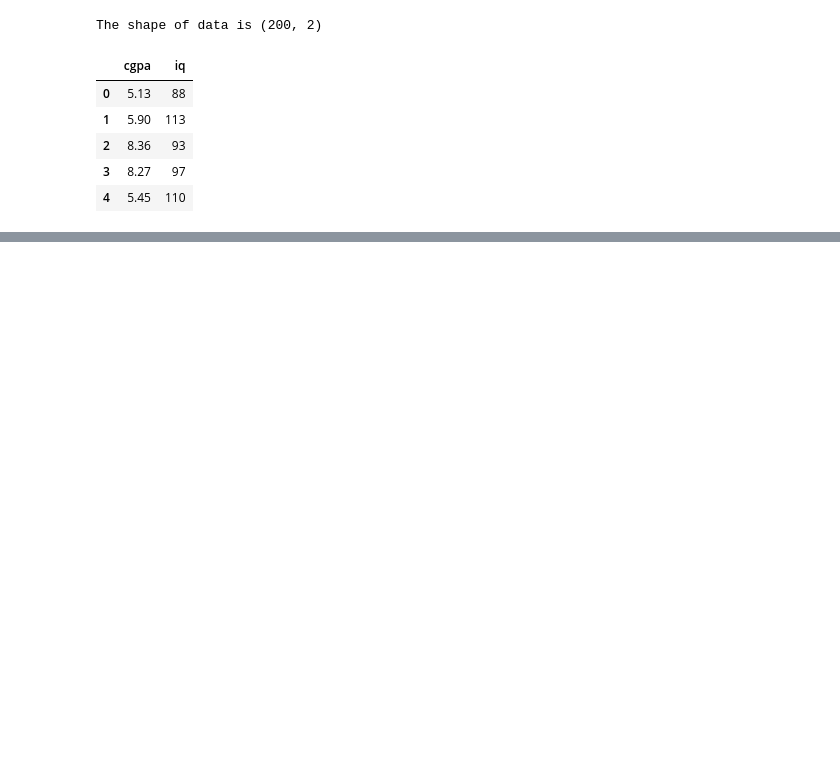
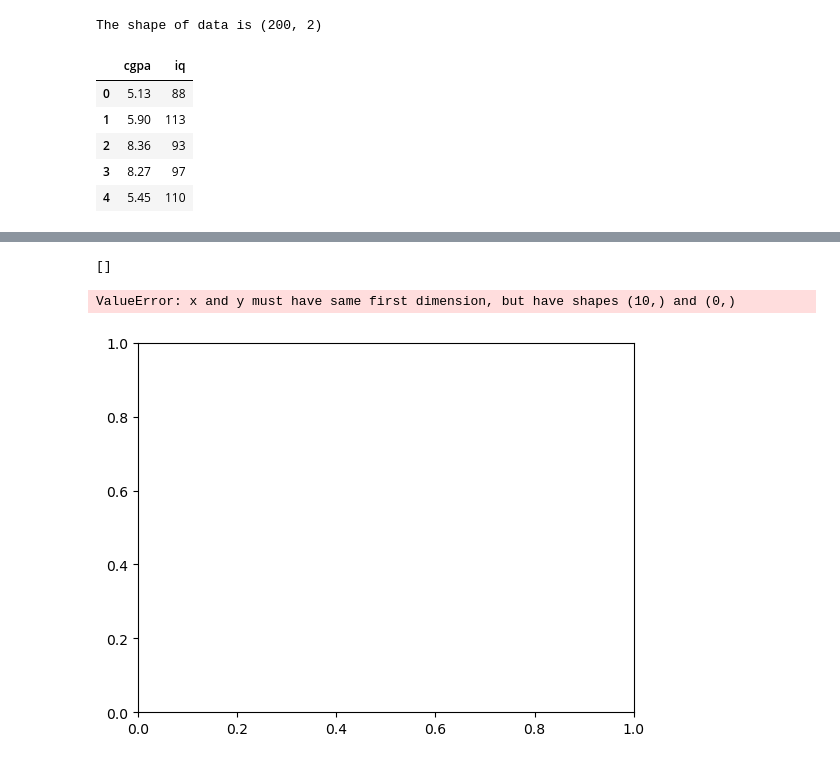
Before and after one commit to nabin12468/ML-WORK, a Jupyter notebook: Kmeans-clustering-demo.ipynb, the cells around one changed output, grey strips where cells are left out. Saved outputs shown, nothing was run; the diff lists cells and outputs as text; code cells hidden in the pictures; blank space fills up the shorter version.

```diff
--- a/Kmeans-clustering-demo.ipynb
+++ b/Kmeans-clustering-demo.ipynb
@@ -24,0 +30,11 @@ for i in range(1,11):
+# %%
+
+wcss
+# %% [output]
+[]
+# %%
+
+plt.plot(range(1,11),wcss)
+# %% [output]
+ValueError: x and y must have same first dimension, but have shapes (10,) and (0,)
+[figure, added]
```
Also changed, not shown: parts of 12 cells of this notebook.
